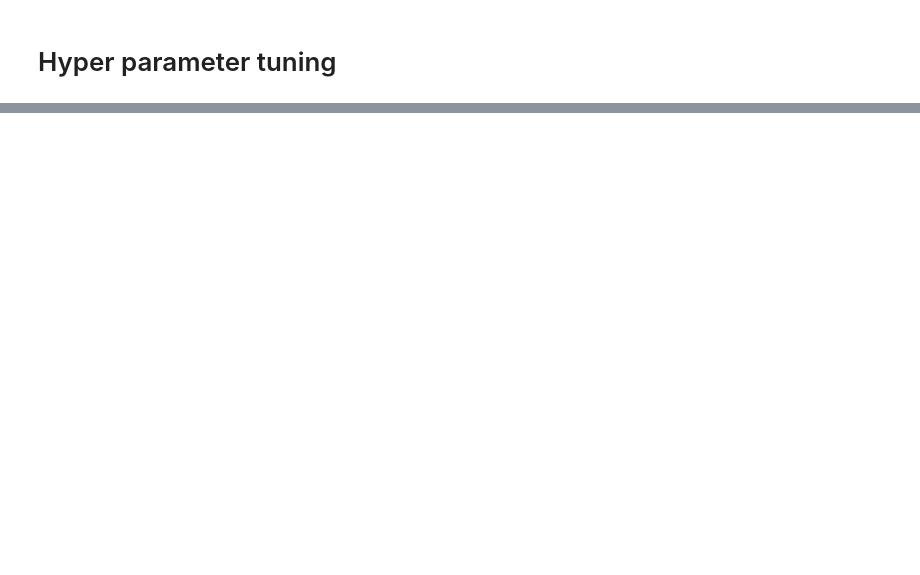
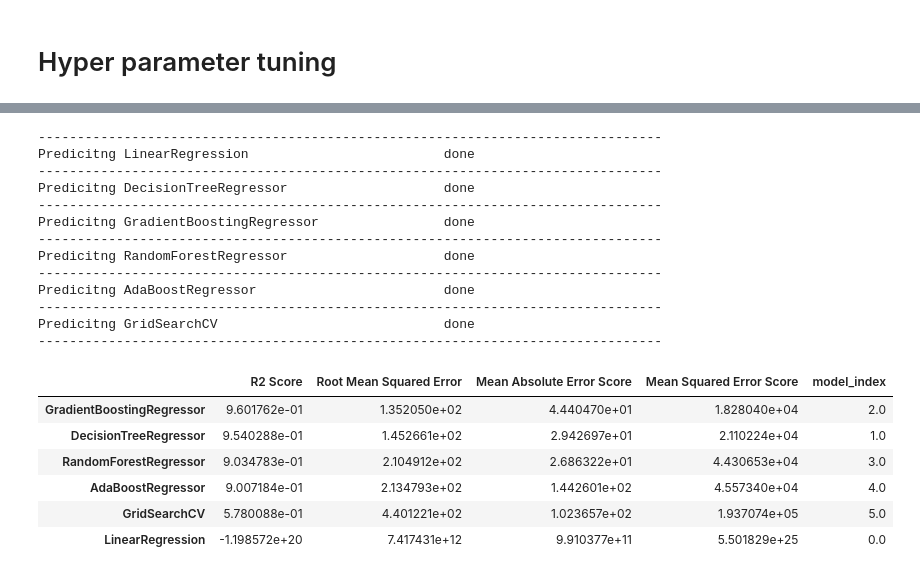
Before and after one commit to Yahya-Ashraf-Mohamed/CodeClause-Intern, a Jupyter notebook: House Price Prediction/House Price Prediction.ipynb, the cells around one changed output, grey strips where cells are left out. Saved outputs shown, nothing was run; the diff lists cells and outputs as text; code cells hidden in the pictures; blank space fills up the shorter version.

```diff
--- a/House Price Prediction/House Price Prediction.ipynb
+++ b/House Price Prediction/House Price Prediction.ipynb
@@ -666,0 +661,29 @@ ValueError: continuous is not supported
+# %%
+Algorithms.append(grid_obj)
+
+Accuracy={}
+Algo_Tester(Algorithms)
+
+Accuracy_Table=pd.DataFrame(score_dict).transpose().sort_values('Root Mean Squared Error')
+display(Accuracy_Table)
+# %% [output]
+--------------------------------------------------------------------------------
+Predicitng LinearRegression                         done
+--------------------------------------------------------------------------------
+Predicitng DecisionTreeRegressor                    done
+--------------------------------------------------------------------------------
+Predicitng GradientBoostingRegressor                done
+--------------------------------------------------------------------------------
+Predicitng RandomForestRegressor                    done
+--------------------------------------------------------------------------------
+Predicitng AdaBoostRegressor                        done
+--------------------------------------------------------------------------------
+Predicitng GridSearchCV                             done
+--------------------------------------------------------------------------------
+|  | R2 Score | Root Mean Squared Error | Mean Absolute Error Score | Mean Squared Error Score | model_index |
+| GradientBoostingRegressor | 9.601762e-01 | 1.352050e+02 | 4.440470e+01 | 1.828040e+04 | 2.0 |
+| DecisionTreeRegressor | 9.540288e-01 | 1.452661e+02 | 2.942697e+01 | 2.110224e+04 | 1.0 |
+| RandomForestRegressor | 9.034783e-01 | 2.104912e+02 | 2.686322e+01 | 4.430653e+04 | 3.0 |
+| AdaBoostRegressor | 9.007184e-01 | 2.134793e+02 | 1.442601e+02 | 4.557340e+04 | 4.0 |
+| GridSearchCV | 5.780088e-01 | 4.401221e+02 | 1.023657e+02 | 1.937074e+05 | 5.0 |
+| LinearRegression | -1.198572e+20 | 7.417431e+12 | 9.910377e+11 | 5.501829e+25 | 0.0 |
```
Also changed, not shown: parts of 14 cells of this notebook, 1 other file.
